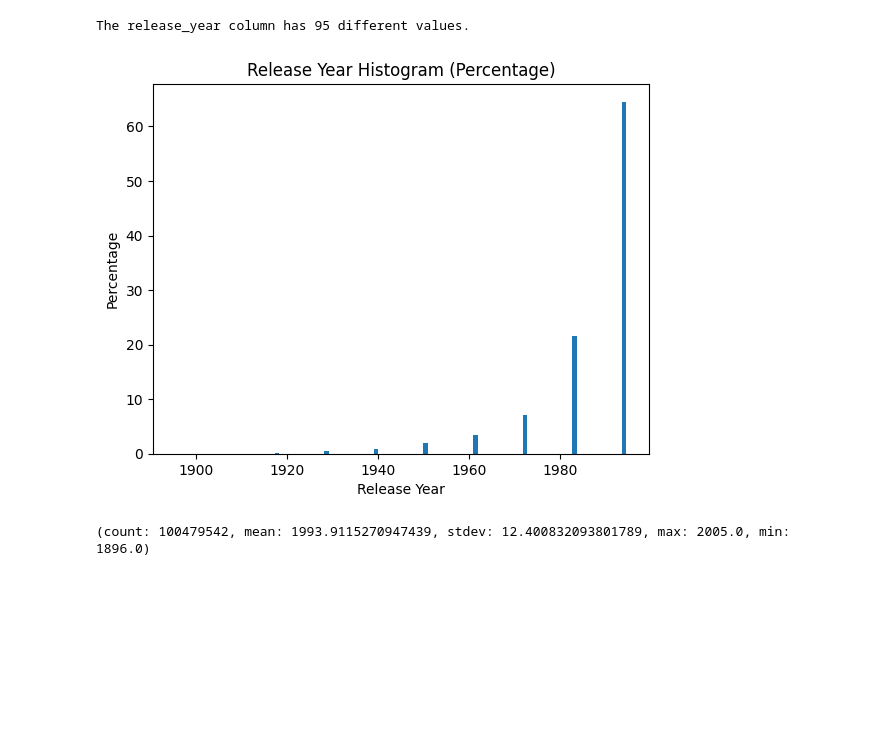
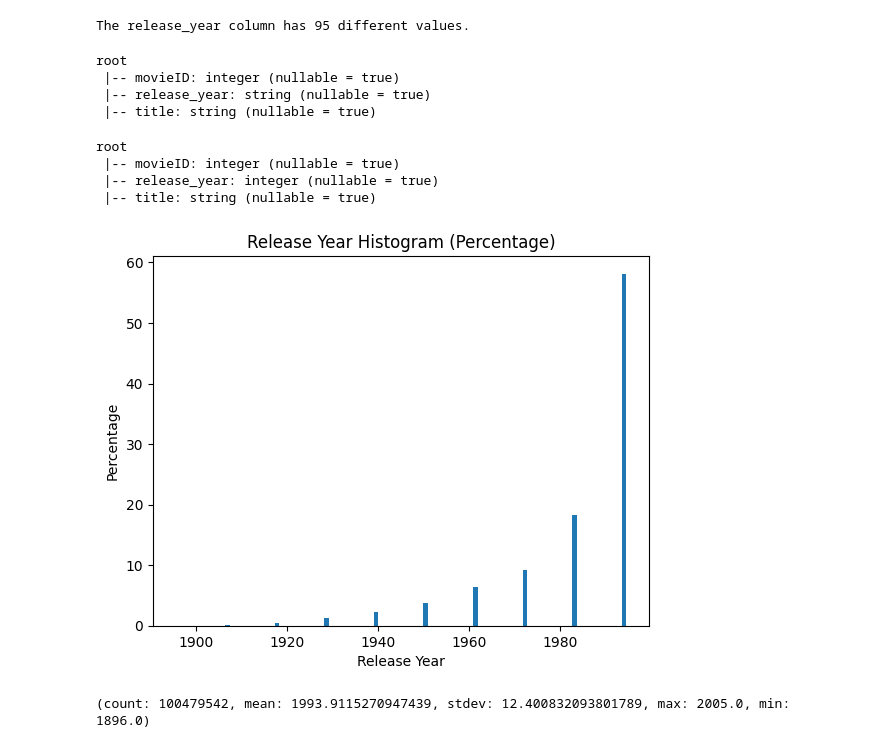
Before and after one commit to tamerkanak/Movie-Recommendation-PySpark, a Jupyter notebook: MovieRecommend.ipynb, the cells around one changed output. Cells and saved outputs as stored; diff of their text form; code cells hidden in the pictures; blank space fills up the shorter version.

```diff
--- a/MovieRecommend.ipynb
+++ b/MovieRecommend.ipynb
@@ -287,30 +287,47 @@ unique_years_count = unique_years.count()
 print("The release_year column has", unique_years_count ,"different values.")
 # %% [output]
 The release_year column has 95 different values.
+# %%
+movie_df.printSchema()
+# %% [output]
+root
+ |-- movieID: integer (nullable = true)
+ |-- release_year: string (nullable = true)
+ |-- title: string (nullable = true)
+# %%
+movie_df = movie_df.withColumn("release_year", col("release_year").cast("integer"))
+
+# Print the schema of the DataFrame
+movie_df.printSchema()
+# %% [output]
+root
+ |-- movieID: integer (nullable = true)
+ |-- release_year: integer (nullable = true)
+ |-- title: string (nullable = true)
 # %%
 # release_year sütununu RDD'ye dönüştür
-release_years_rdd = main_data.select("release_year").rdd.flatMap(lambda x: x)
+release_years_rdd = movie_df.select("release_year").rdd.flatMap(lambda x: x)
 
 # Histogram oluştur
 histogram = release_years_rdd.histogram(10)
 
 # Histogram verilerini çıkar
 bins = histogram[0]
 frequencies = histogram[1]
 
 # Toplam veri sayısını al
 total_count = release_years_rdd.count()
 
 # Frekansları yüzde cinsinden hesapla
 percentage_frequencies = [count / total_count * 100 for count in frequencies]
 
 plt.bar(bins[:-1], percentage_frequencies, width=1.0)
 plt.xlabel("Release Year")
 plt.ylabel("Percentage")
 plt.title("Release Year Histogram (Percentage)")
 plt.show()
 # %% [output]
-[figure, old version]
+[figure, new version]
 # %%
 # Null değerlere sahip satırları filtrele
 filtered_df = main_data.filter(col("release_year").isNotNull())
```
Also changed, not shown: parts of 3 cells of this notebook.
